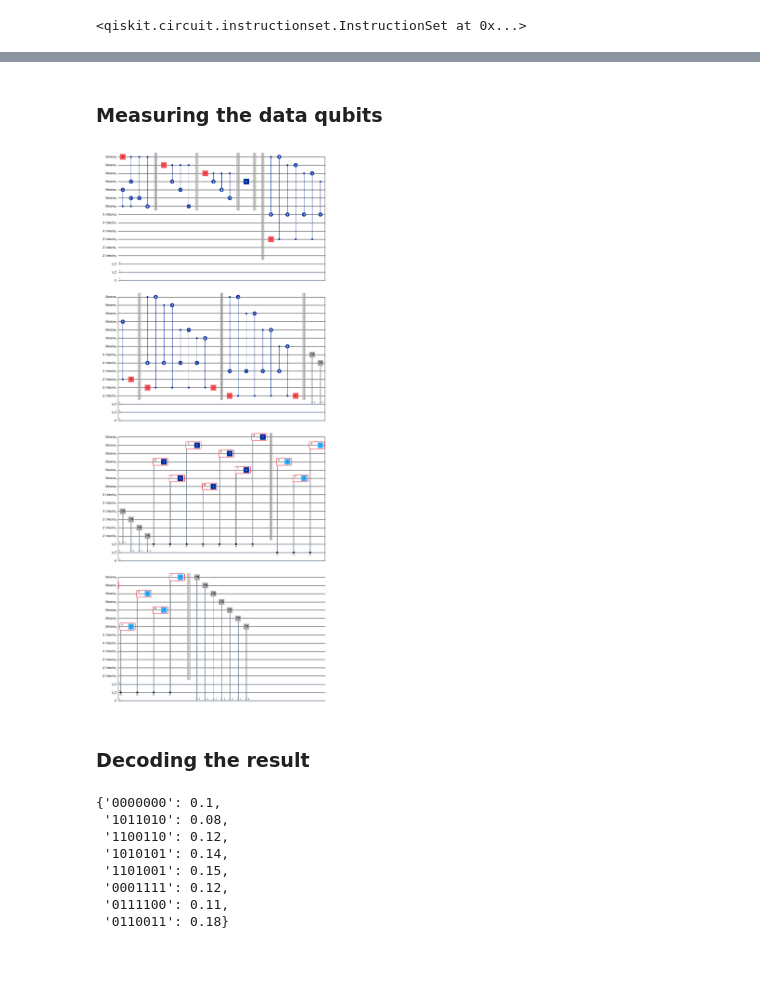
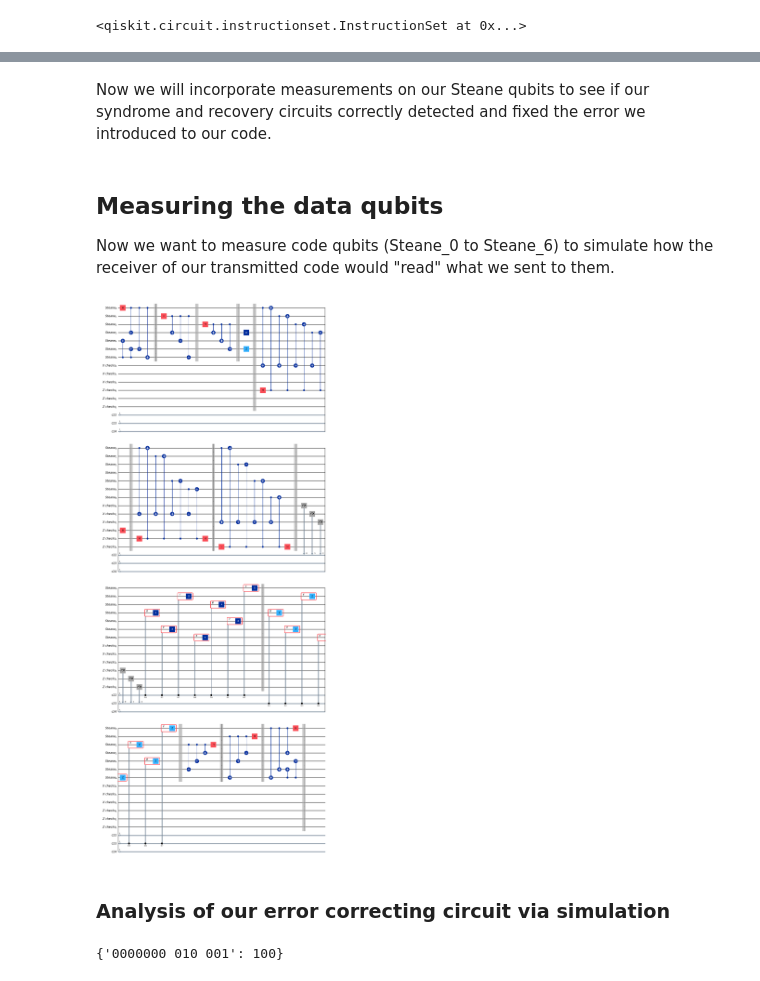
Before and after one commit to lara-ismert/steane_code, a Jupyter notebook: steane_code.ipynb, the cells around one changed output, grey strips where cells are left out. Cells and saved outputs as stored; diff of their text form; code cells hidden in the pictures.

```diff
--- a/steane_code.ipynb
+++ b/steane_code.ipynb
@@ -145 +127,8 @@ Suppose our transmitted code $|0_L\rangle$ ends up with some error, such as a si
+# %%
+# Let's redefine our data qubit register and Steane code circuit.
+# This is the last time we will redefine the circuit for this type of error.
+
+qubits_for_steane = QuantumRegister(7, name = "Steane")
+steane_code = QuantumCircuit(qubits_for_steane)
+steane_code.compose(steane_encode, inplace=True)
 # %%
@@ -156,18 +150,0 @@ For each qubit, with probability $p\leq 1/3$ we independently add $X$, $Y$ or $Z
-# %%
-### Don't run this window if you have already chosen to add noise at your will.
-
-# add a random X, Y, Z Error independently per qubit
-aux=0
-
-for loc in range(7):
-    aux = np.random.binomial(size=3, n=1, p=P) # This is a Bernouli random variable with probability p
-    print('loc=', loc, 'aux=', aux)
-    if aux[0] == 1:
-        steane_code.x(qubits_for_steane[loc])
-    if aux[1] == 1:
-        steane_code.y(qubits_for_steane[loc])
-    if aux[2] == 1:
-        steane_code.z(qubits_for_steane[loc])
-
-steane_code.barrier()
-steane_code.draw(output="mpl")
@@ -220,8 +218,8 @@ $$\frac{\sqrt{2}}{4} |0000010000111\rangle+\frac{\sqrt{2}}{4} |0000010001000\ran
 # %%
 ### Add classical bits for storing syndromes
 
-X_syndromes = ClassicalRegister(3, name="s_X")
-Z_syndromes = ClassicalRegister(3, name="s_Z")
+X_syndromes = ClassicalRegister(3)
+Z_syndromes = ClassicalRegister(3)
 steane_code.add_register(X_syndromes, Z_syndromes)
 
 
@@ -229,8 +227,6 @@ steane_code.add_register(X_syndromes, Z_syndromes)
 
 steane_code.measure(qubits_for_X_checks, X_syndromes)
 steane_code.measure(qubits_for_Z_checks, Z_syndromes)
-
-#steane_code.draw(output="mpl")
 # %% [output]
 <qiskit.circuit.instructionset.InstructionSet at 0x...>
 # %% [markdown]
@@ -290,19 +287,29 @@ steane_code.draw(output="mpl")
+# %%
+## Last, we decode the resulting corrected code from the above recovery circuit.
+
+steane_code.compose(steane_decode, inplace = True)
+# %% [markdown]
+Now we will incorporate measurements on our Steane qubits to see if our syndrome and recovery circuits correctly detected and fixed the error we introduced to our code.
 # %% [markdown]
- ### Measuring the data qubits
+ ## Measuring the data qubits
+
+ Now we want to measure code qubits (Steane_0 to Steane_6) to simulate how the receiver
+ of our transmitted code would "read" what we sent to them.
 # %%
-# Adding classical bits for data
-qubit_measurements = ClassicalRegister(7, name=f"cl")
+# For each data bit, add a classical bit for data
+
+qubit_measurements = ClassicalRegister(7)
 steane_code.add_register(qubit_measurements)
 
 steane_code.barrier()
 # Measuring
-steane_code.measure(qubits_for_steane, qubit_measurements)
+#steane_code.measure(qubits_for_steane, qubit_measurements)
 
 steane_code.draw(output="mpl")
 # %% [output]
-[figure, old version]
+[figure, new version]
 # %% [markdown]
-### Decoding the result
+### Analysis of our error correcting circuit via simulation
 # %%
 simulator = AerSimulator()
 # %%
@@ -324,15 +331,9 @@ for measurement in counts:
         distribution[measurement[:7]] = counts[measurement] / rounds
 
 distribution
+counts
 # %% [output]
-{'0000000': 0.1,
- '1011010': 0.08,
- '1100110': 0.12,
- '1010101': 0.14,
- '1101001': 0.15,
- '0001111': 0.12,
- '0111100': 0.11,
- '0110011': 0.18}
+{'0000000 010 001': 100}
 # %% [markdown]
 ### Conclusion
 
```
Also changed, not shown: parts of 40 cells of this notebook.
